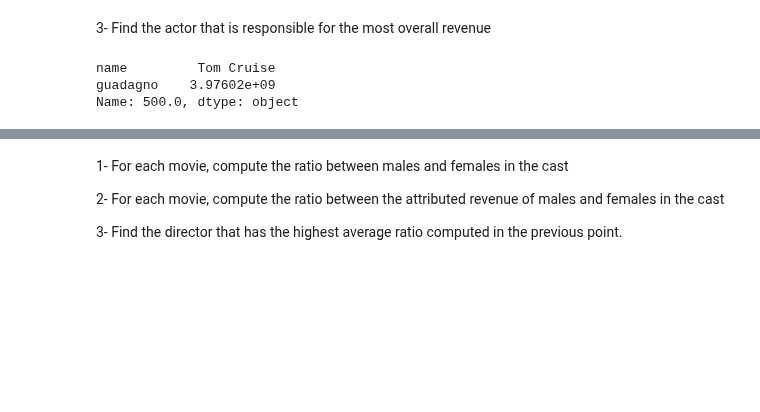
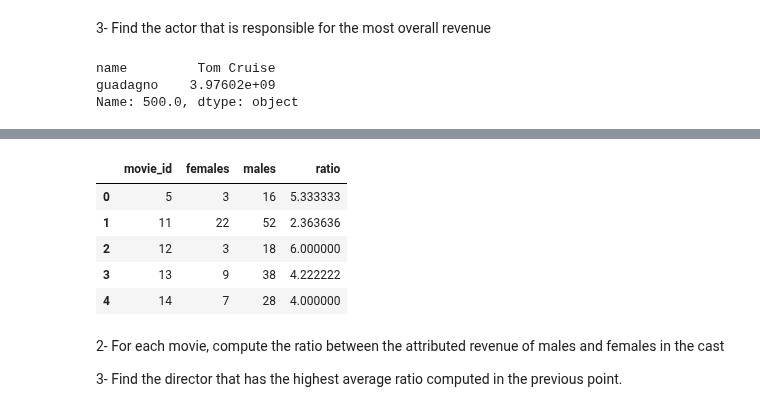
Before and after one commit to silviasantamaria/computerscience, a Jupyter notebook: NUOVO_PROJECT.ipynb, the cells around one changed output, grey strips where cells are left out. Drawn from its saved outputs; the diff is of its cells as text; code cells hidden in the pictures; blank space fills up the shorter version.

```diff
--- a/NUOVO_PROJECT.ipynb
+++ b/NUOVO_PROJECT.ipynb
@@ -543,0 +587,4 @@ Name: 500.0, dtype: object
+# %%
+mf = counter[counter.gender != 0.0]
+mf = mf[['movie_id','gender','id_x']]
+mf.head()
@@ -543,0 +598,4 @@ Name: 500.0, dtype: object
+# %%
+tot_cast = mf.groupby('movie_id').sum().reset_index()
+tot_cast = tot_cast[['movie_id', 'id_x']]
+tot_cast.head()
@@ -544,6 +609,20 @@ Name: 500.0, dtype: object
+# %%
+merged = pd.merge(mf, tot_cast, on = 'movie_id')
+merged['tot'] = merged['id_x_y'] - merged['id_x_x']
+merged['ratio'] = merged['tot'] / merged['id_x_x']
+merged = merged[merged['gender'] != 2.0]
+merged = merged.rename(columns={'id_x_x': 'females', 'tot': 'males'})
+merged = merged.reset_index()
+merged = merged[['movie_id', 'females', 'males', 'ratio']]
+merged.head()
+# %% [output]
+|  | movie_id | females | males | ratio |
+| 0 | 5 | 3 | 16 | 5.333333 |
+| 1 | 11 | 22 | 52 | 2.363636 |
+| 2 | 12 | 3 | 18 | 6.000000 |
+| 3 | 13 | 9 | 38 | 4.222222 |
+| 4 | 14 | 7 | 28 | 4.000000 |
 # %% [markdown]
-1- For each movie, compute the ratio between males and females in the cast
-
 2- For each movie, compute the ratio between the attributed revenue of males and females in the cast
 
 3- Find the director that has the highest average ratio computed in the previous point.
```
Also changed, not shown: parts of 7 cells of this notebook.
